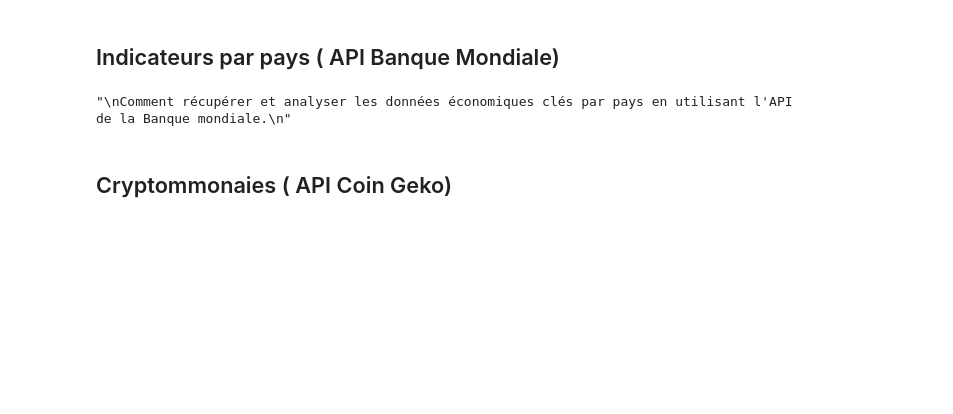
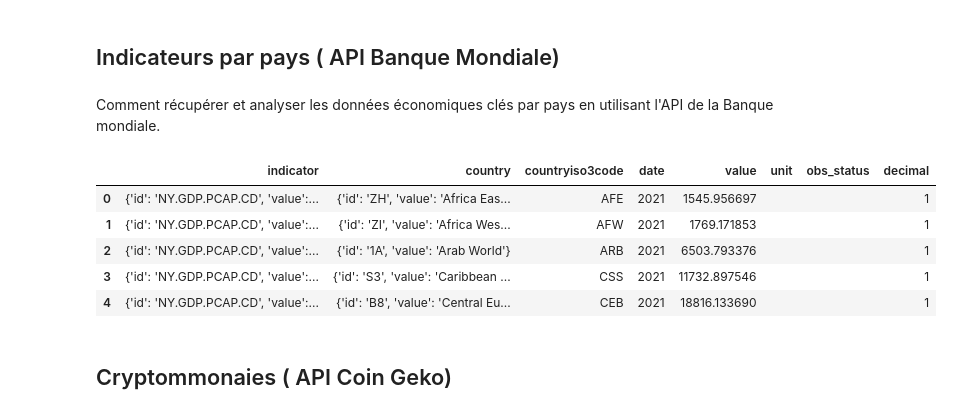
Before and after one commit to Matis24/B-B-Finance, a Jupyter notebook: Description.ipynb, the cells around one changed output. Saved outputs shown, nothing was run; the diff lists cells and outputs as text; code cells hidden in the pictures; blank space fills up the shorter version.

Commit message:
Modification légères du notebook

```diff
--- a/Description.ipynb
+++ b/Description.ipynb
@@ -375,38 +366,31 @@ Tableau récapitulatif des performances :
 # %% [markdown]
 ## Indicateurs par pays ( API Banque Mondiale)
-# %%
-# Importation des bibliothèques nécessaires
-import pandas as pd
-import requests
-import plotly.express as px
-import plotly.graph_objects as go
-
-# Description du notebook
-"""
-Comment récupérer et analyser les données économiques clés par pays en utilisant l'API de la Banque mondiale.
-"""
-# %% [output]
-"\nComment récupérer et analyser les données économiques clés par pays en utilisant l'API de la Banque mondiale.\n"
+# %% [markdown]
+Comment récupérer et analyser les données économiques clés par pays en utilisant l'API de la Banque mondiale.
 # %%
 # Paramètres utilisateur
 indicateur = "NY.GDP.PCAP.CD"  # Exemple : PIB par habitant
 annee = 2021  # Année sélectionnée
 
 # Fonction pour récupérer les données
 def fetch_indicator_data(indicateur, annee):
     url = f"https://api.worldbank.org/v2/country/all/indicator/{indicateur}?format=json&date={annee}&per_page=300"
     response = requests.get(url)
     data = response.json()
     if len(data) > 1:
         return pd.DataFrame(data[1])
     return pd.DataFrame()
 
 # Appel de la fonction
 df = fetch_indicator_data(indicateur, annee)
-if df.empty:
-    print("Aucune donnée disponible pour cet indicateur et cette année.")
-else:
-    df.head()  # Aperçu des données brutes
+df.head()
+# %% [output]
+|  | indicator | country | countryiso3code | date | value | unit | obs_status | decimal |
+| 0 | {'id': 'NY.GDP.PCAP.CD', 'value':... | {'id': 'ZH', 'value': 'Africa Eas... | AFE | 2021 | 1545.956697 |  |  | 1 |
+| 1 | {'id': 'NY.GDP.PCAP.CD', 'value':... | {'id': 'ZI', 'value': 'Africa Wes... | AFW | 2021 | 1769.171853 |  |  | 1 |
+| 2 | {'id': 'NY.GDP.PCAP.CD', 'value':... | {'id': '1A', 'value': 'Arab World'} | ARB | 2021 | 6503.793376 |  |  | 1 |
+| 3 | {'id': 'NY.GDP.PCAP.CD', 'value':... | {'id': 'S3', 'value': 'Caribbean ... | CSS | 2021 | 11732.897546 |  |  | 1 |
+| 4 | {'id': 'NY.GDP.PCAP.CD', 'value':... | {'id': 'B8', 'value': 'Central Eu... | CEB | 2021 | 18816.133690 |  |  | 1 |
 # %%
 # Nettoyage des données
 if not df.empty:
```
Also changed, not shown: parts of 31 cells of this notebook.
